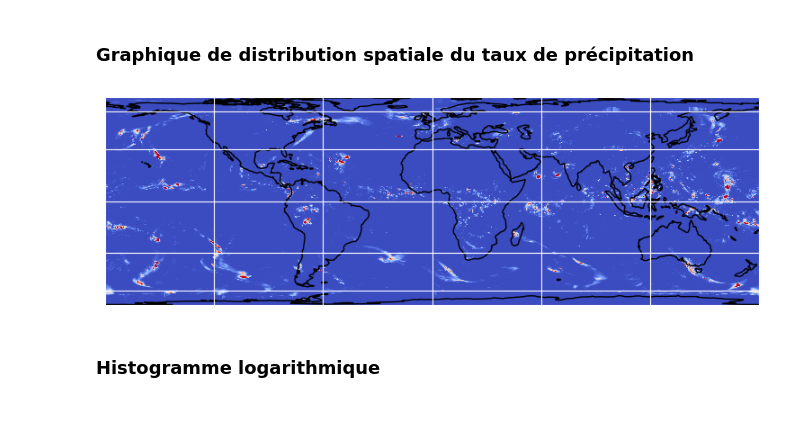
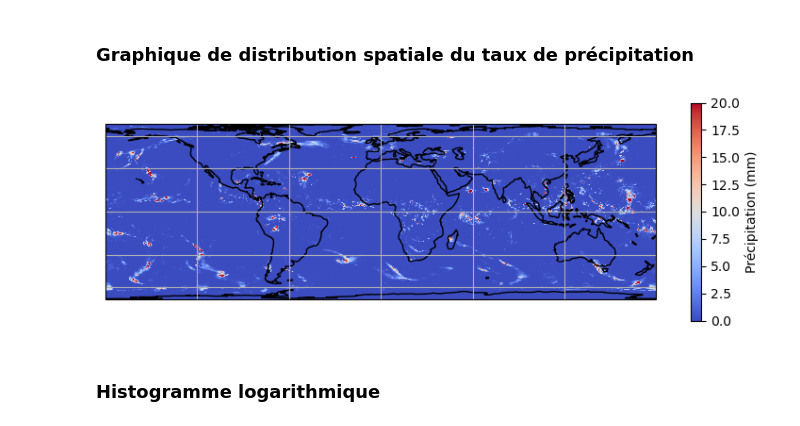
Before and after one commit to Maina-3/laboratoire3, a Jupyter notebook: experience1.ipynb, the cells around one changed output. Drawn from its saved outputs; the diff is of its cells as text; code cells hidden in the pictures.

```diff
--- a/experience1.ipynb
+++ b/experience1.ipynb
@@ -348,16 +585,21 @@ La valeur maximale du taux de précipitation est de 15.950165
 # %%
 date = np.datetime64('2019-11-01T12:00:00.000000')
 x,y=np.meshgrid(lons, lats)
+#création de la série utilisé pour faire le graphique
 Serie_12novembre = ds_i['precipitationCal'].sel(time=date, method='nearest').values
 
 plt.figure(figsize=(9.42477796077, 3))
 ax = plt.axes(projection=ccrs.LambertCylindrical())
 ax.coastlines(resolution='110m')
-ax.gridlines()
-ax.pcolormesh(x,y,Serie_12novembre,vmin=0,vmax=20,transform=ccrs.PlateCarree(),shading='nearest',cmap='coolwarm')
-plt.savefig('distrib_1nov.png')
+ax.gridlines(draw_labels=True) # draw labels true pour afficher les latitudes et longitudes
+m=ax.pcolormesh(x,y,Serie_12novembre,vmin=0,vmax=20,transform=ccrs.PlateCarree(),shading='nearest',cmap='coolwarm')
+plt.colorbar(m,ax=ax,label='Précipitation (mm)')
+plt.xlabel("Longitude")
+plt.ylabel("Latitude")
+plt.tight_layout
+plt.savefig('distrib_1nov.png',bbox_inches='tight')
 # %% [output]
-[figure, old version]
+[figure, new version]
 # %% [markdown]
 ### Histogramme logarithmique
 # %%
```
Also changed, not shown: parts of 34 cells of this notebook.
